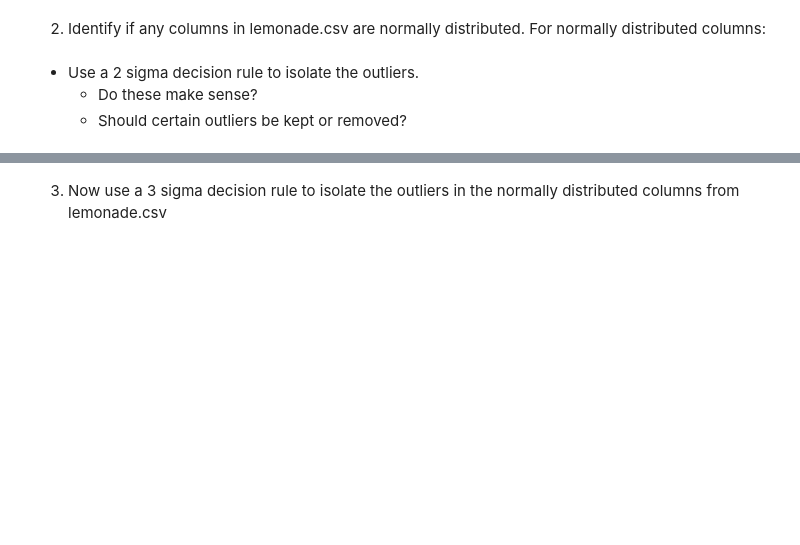
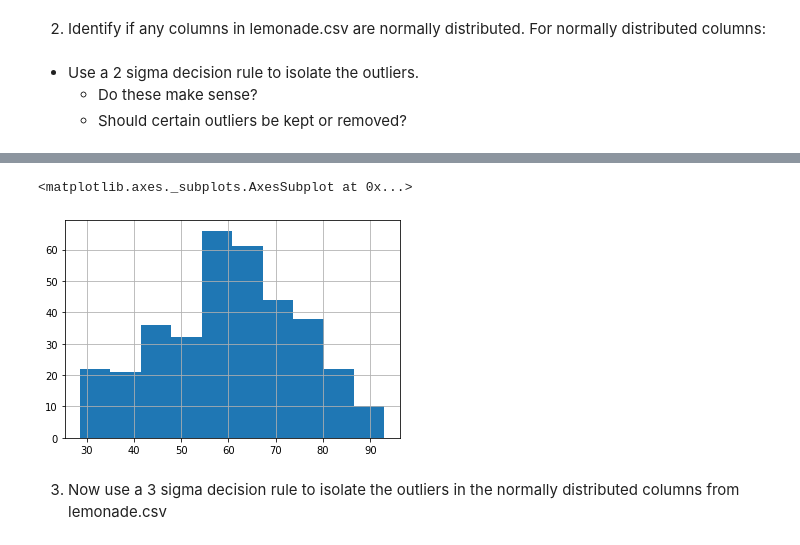
Before and after one commit to davidwederstrandtsr/anomaly-detection, a Jupyter notebook: continuous_probabilistic_methods.ipynb, the cells around one changed output, grey strips where cells are left out. Drawn from its saved outputs; the diff is of its cells as text; code cells hidden in the pictures; blank space fills up the shorter version.

```diff
--- a/continuous_probabilistic_methods.ipynb
+++ b/continuous_probabilistic_methods.ipynb
@@ -383,2 +375,8 @@ lemonade[lemonade.Sales_zscores.abs() <= 1.5].Sales.hist()
+# %%
+# All of the rows that are 2 or less standard deviations of temperatures away from the mean
+lemonade[lemonade.Temperature_zscores.abs() <= 2].Temperature.hist()
+# %% [output]
+<matplotlib.axes._subplots.AxesSubplot at 0x...>
+[figure, added]
 # %% [markdown]
 3. Now use a 3 sigma decision rule to isolate the outliers in the normally distributed columns from lemonade.csv
```
Also changed, not shown: parts of 7 cells of this notebook.
